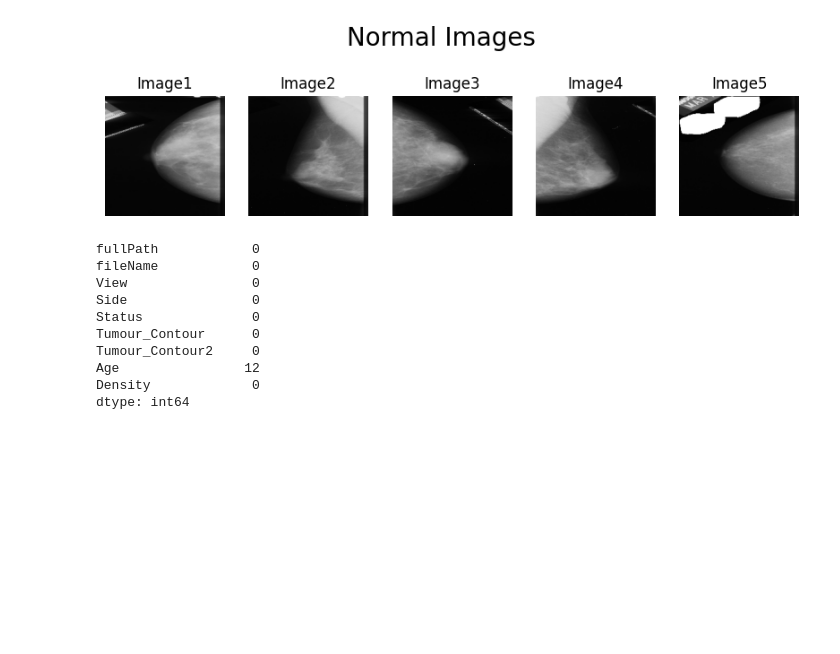
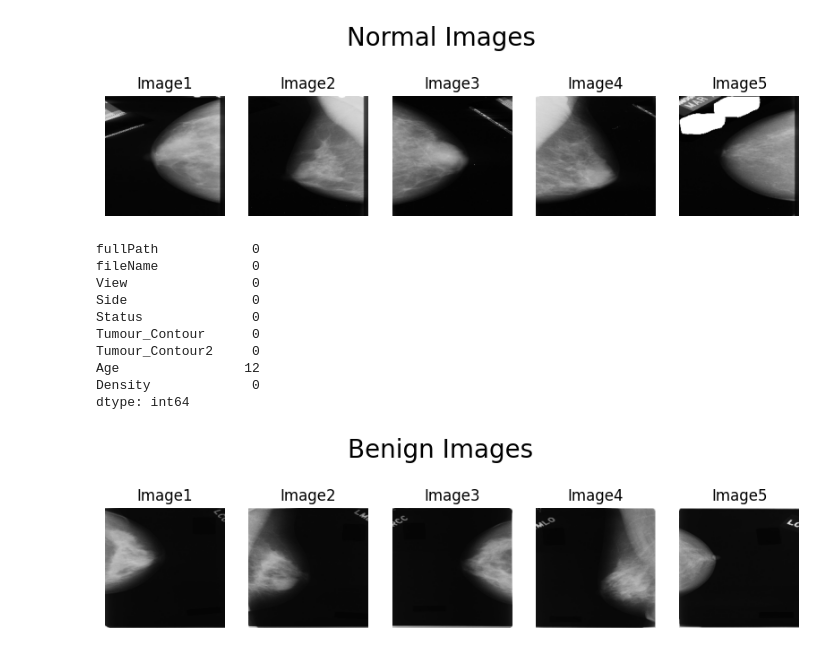
Before and after one commit to kiboiWanjohi/scotep-kenya, a Jupyter notebook: main.ipynb, the cells around one changed output. Cells and saved outputs as stored; diff of their text form; code cells hidden in the pictures; blank space fills up the shorter version.

```diff
--- a/main.ipynb
+++ b/main.ipynb
@@ -238,3 +237,20 @@ normalized_benign_images = normalize_images(resized_benign_images)
 normalized_cancer_images = normalize_images(resized_cancer_images)
 # %%
 normalized_normal_images = normalize_images(resized_normal_images)
+# %%
+def display_images(images, title):
+    plt.figure(figsize=(10, 3))
+    num_of_displayed_images = min(len(images), 5)
+
+    for i in range(num_of_displayed_images):
+        plt.subplot(1, num_of_displayed_images, i+1)
+        plt.imshow(images[i])
+        plt.title(f'Image{i+1}')
+        plt.axis('off')
+
+    plt.suptitle(title, fontsize=20)
+    plt.show()
+# %%
+display_images(normalized_benign_images, 'Benign Images')
+# %% [output]
+[figure, added]
```
Also changed, not shown: parts of 5 cells of this notebook.
